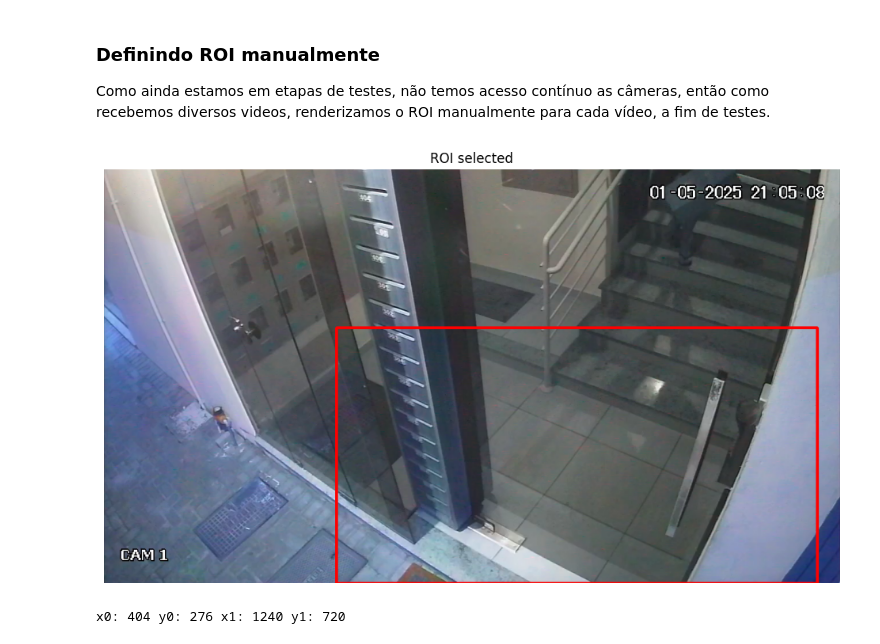
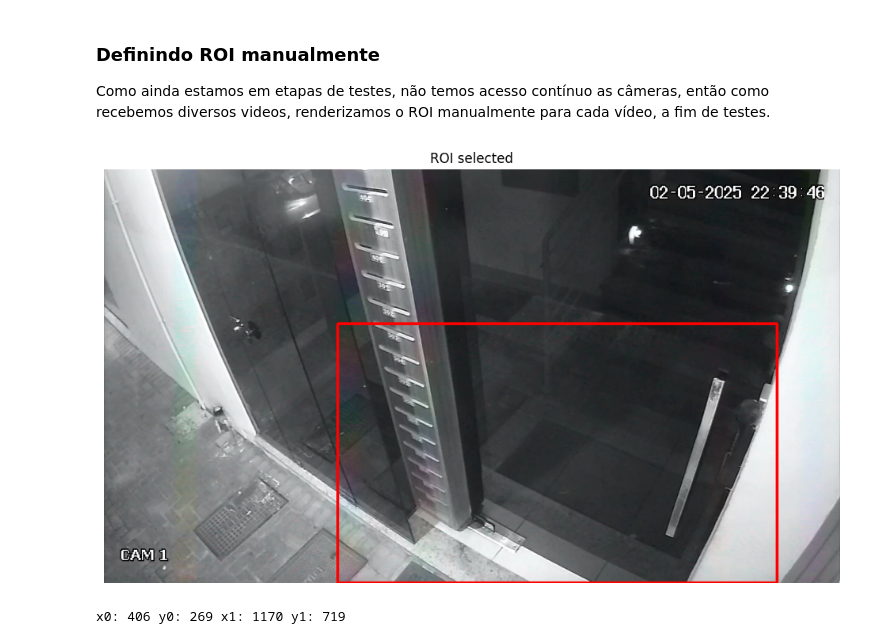
Before and after one commit to Arthur5492/Smart-Building-AI, a Jupyter notebook: MetodosClassicos/identifica_entregador.ipynb, the cells around one changed output. Cells and saved outputs as stored; diff of their text form; code cells hidden in the pictures.

```diff
--- a/MetodosClassicos/identifica_entregador.ipynb
+++ b/MetodosClassicos/identifica_entregador.ipynb
@@ -188,18 +166,11 @@ Iremos usar uma lógica de Background Subtraction, cada frame do video será ana
 ## Variaveis globais
 # %%
 #Video Parameters
-VIDEO_NAME       = "media/vizinha_cachorra.mp4"
+VIDEO_NAME       = "media/motoboy.mp4"
 FPS_FALLBACK     = 30 #Serve para caso não seja possivel extrair o fps do video
-
-#Pre-Processing parameters
-BLUR_VALUE       = 25 #Quantidade de blur utilizada no pré-processamento
 
 #Logic parameters
 PERSISTANCE_IN_SECONDS = 8 # Quantidade de tempo que objeto deve permanecer em cena para ser considerado como "esperando"
-BACKGROUND_UPDATE_INTERVAL_SECONDS = 10.0 #Quantidade de tempo para extrair novo background(frame base para fazer background subtraction)
-
-global_flag_entregador = None # Variavel global que guarda o retorno booleado da IA Generativa rodando em outra thread
-global_flag_descricao  = None # Variavel global que guarda o a descricao da IA Generativa rodando em outra thread
 # %% [markdown]
 ### Definindo ROI manualmente
 Como ainda estamos em etapas de testes, não temos acesso contínuo as câmeras, então como recebemos diversos videos, renderizamos o ROI manualmente para cada vídeo, a fim de testes.
@@ -209,33 +180,37 @@ cv2.setWindowProperty("ROI", cv2.WND_PROP_FULLSCREEN, cv2.WINDOW_FULLSCREEN)
 
 cap = cv2.VideoCapture(VIDEO_NAME)
 ret, frame = cap.read()
+
+if not ret:
+  print("Error obtaining frame")
+  exit()
 
 cap.release()
 
 cv2.imshow("ROI", frame)
 cv2.waitKey(1)
 
 roi = cv2.selectROI("ROI", frame, fromCenter=False, showCrosshair=True)
 
 cv2.destroyWindow("ROI")  # fecha a janela depois da seleção
 
 x0, y0, w, h = roi
 x1 = x0 + w
 y1 = y0 + h
 
 bg_roi = frame[y0:y1, x0:x1]
 
 plot_roi = frame.copy()
 
 cv2.rectangle(plot_roi, (x0, y0), (x1, y1), (255, 0, 0), 3)
 
 plt.figure(figsize=(12, 8))
 plt.imshow(plot_roi)
 plt.title("ROI selected")
 plt.axis("off")
 plt.show()
 
 print("x0:", x0, "y0:",y0, "x1:", x1, "y1:",y1, )
 # %% [output]
-[figure, old version]
+[figure, new version]
-x0: 404 y0: 276 x1: 1240 y1: 720
+x0: 406 y0: 269 x1: 1170 y1: 719
```
Also changed, not shown: parts of 12 cells of this notebook, 7 other files.
